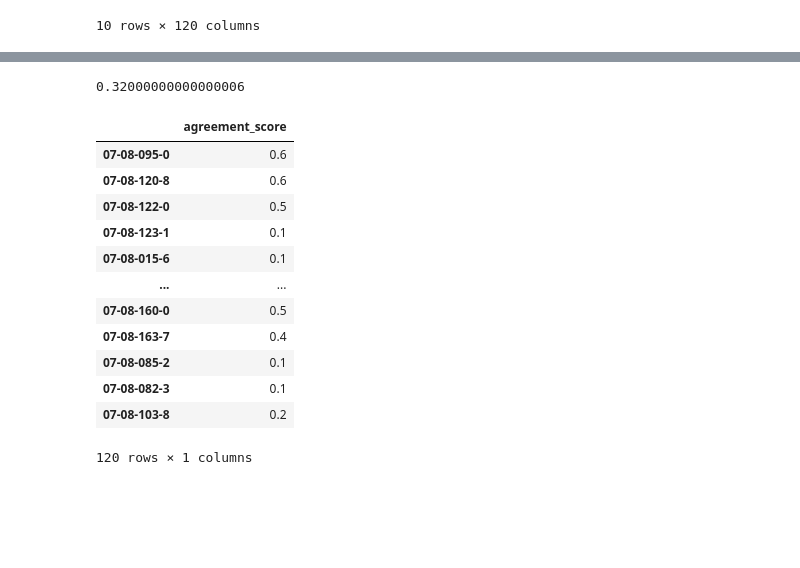
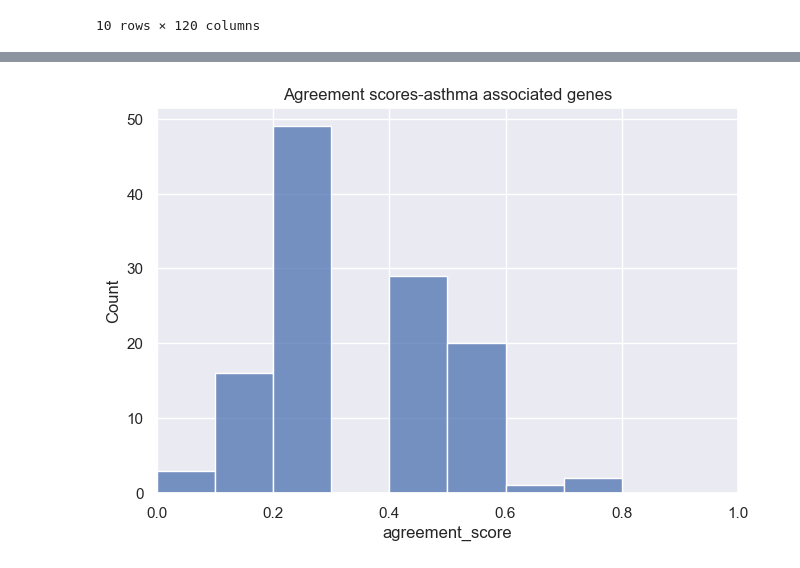
Before and after one commit to monicagould/BIOS-26211-Final, a Jupyter notebook: UMAP_project.ipynb, the cells around one changed output, grey strips where cells are left out. Cells and saved outputs as stored; diff of their text form; code cells hidden in the pictures; blank space fills up the shorter version.

```diff
--- a/UMAP_project.ipynb
+++ b/UMAP_project.ipynb
@@ -350,29 +335,20 @@ top_neighbors
 # %%
 score = []
 
 for idx in range(120):
     raw_data = set(top_neighbors.iloc[:, idx])
     UMAP_data = set(top_neighbors_UMAP.iloc[:, idx])
     score.append(len(raw_data.intersection(UMAP_data))/10)
 
 score = pd.DataFrame(score)
 score.index = top_neighbors.columns
 score.columns = ["agreement_score"]
 
-print(np.mean(score.agreement_score))
-score
+# print(np.mean(score.agreement_score))
+# print(np.std(score.agreement_score))
+sns.histplot(score.agreement_score, binwidth = 0.1)
+plt.title("Agreement scores-asthma associated genes")
+plt.xlim((0,1))
+plt.show()
 # %% [output]
-0.32000000000000006
-|  | agreement_score |
-| 07-08-095-0 | 0.6 |
-| 07-08-120-8 | 0.6 |
-| 07-08-122-0 | 0.5 |
-| 07-08-123-1 | 0.1 |
-| 07-08-015-6 | 0.1 |
-| ... | ... |
-| 07-08-160-0 | 0.5 |
-| 07-08-163-7 | 0.4 |
-| 07-08-085-2 | 0.1 |
-| 07-08-082-3 | 0.1 |
-| 07-08-103-8 | 0.2 |
-120 rows × 1 columns
+[figure, added]
```
Also changed, not shown: parts of 8 cells of this notebook.
